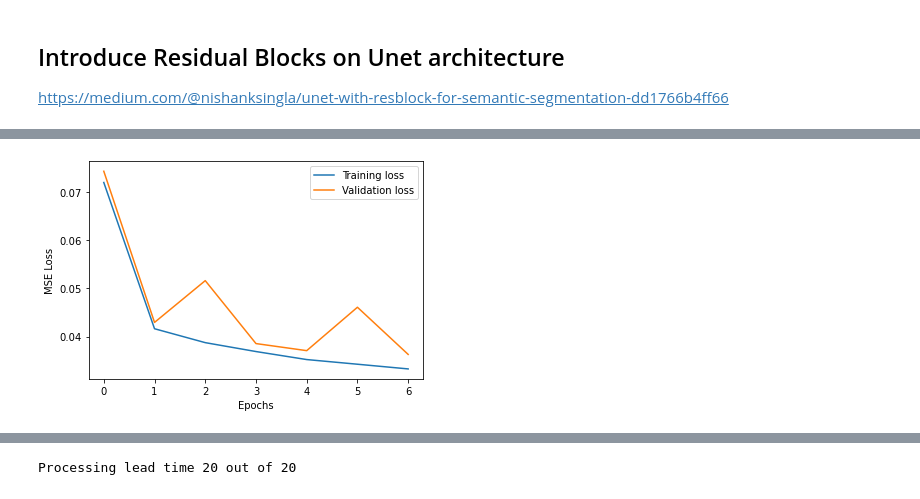
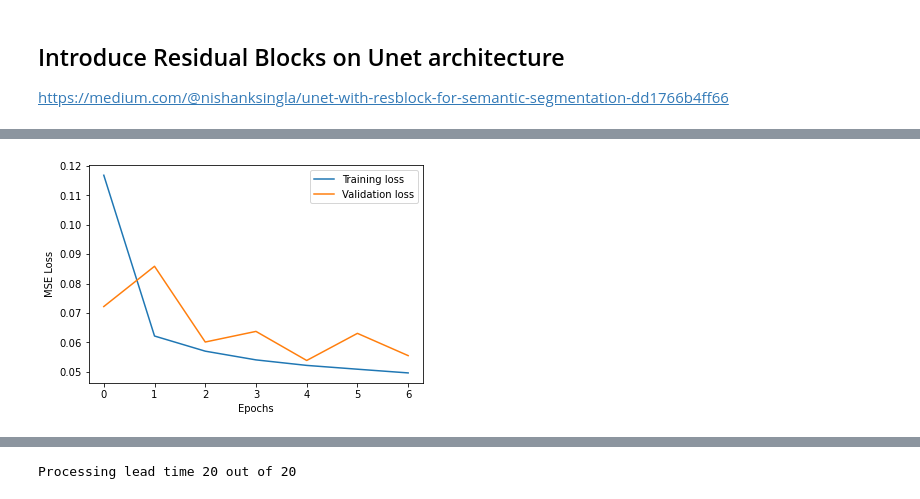
Before and after one commit to deepsphere/deepsphere-weather, a Jupyter notebook: notebooks/Unet with ResNet blocks.ipynb, the cells around one changed output, grey strips where cells are left out. Cells and saved outputs as stored; diff of their text form; code cells hidden in the pictures.

Commit message:
train and evaluate residual unet l=1

```diff
--- a/notebooks/Unet with ResNet blocks.ipynb
+++ b/notebooks/Unet with ResNet blocks.ipynb
@@ -463,14 +456,10 @@ def train_model_2steps(model, device, training_ds, constants, batch_size, epochs
             #t2 = time.time()
 
             # Transfer to GPU
-            batch_size = batch[0].shape[0]//2
-
-            batch1 = torch.cat((batch[0][:batch_size, :,:], \
-                                constants_expanded,batch[0][batch_size:, :,:] ,constants_expanded), dim=2).to(device)
-            #batch1 = torch.cat((batch[0], constants_expanded), dim=2).to(device)
-
+            batch1 = torch.cat((batch[0], constants_expanded), dim=2).to(device)
             label1 = labels[0].to(device)
             label2 = labels[1].to(device)
+
 
             #t3 = time.time()
             batch_size = batch1.shape[0]
@@ -480,16 +469,11 @@ def train_model_2steps(model, device, training_ds, constants, batch_size, epochs
             #t4 = time.time()
             output1 = model(batch1)
             #t5 = time.time()
-            # [z_tdelta1, t_tdelta1, toa_tdelta1, constants, z_tdelta2, t_tdelta2, toa_tdelta2, constants]
-            toa_delta = batch[0][batch_size:, :,-1].view(-1, num_nodes, 1).to(device)
-            batch2 = torch.cat((output1, toa_delta, constants1, \
-                               label1[batch_size:, :,:], constants1), dim=2)
-
-            #batch2 = torch.cat((output1, label1[:,:,-1].view(-1, num_nodes, 1), constants1), dim=2)
+            batch2 = torch.cat((output1, label1[:,:,-1].view(-1, num_nodes, 1), constants1), dim=2)
             #t6 = time.time()
             output2 = model(batch2)
             #t7 = time.time()
-            loss = criterion(output1, label1[batch_size:,:,:out_features]) + criterion(output2, label2[batch_size:,:,:out_features])
+            loss = criterion(output1, label1[:,:,:out_features]) + criterion(output2, label2)
             #t8 = time.time()
 
             optimizer.zero_grad()
@@ -505,8 +489,7 @@ def train_model_2steps(model, device, training_ds, constants, batch_size, epochs
             #print('Time to process input 2: {}s'.format(t7-t6))
             #print('Time to compute loss: {}s'.format(t8-t7))
             #print('\n')
-            if batch_idx%50 == 0:
-                print('\rBatch idx: {}; Loss: {:.3f}'.format(batch_idx, train_loss/(batch_size*(batch_idx+1))), end="")
+            print('\rBatch idx: {}; Loss: {:.3f}'.format(batch_idx, train_loss/(batch_size*(batch_idx+1))), end="")
             batch_idx += 1
 
         train_loss = train_loss / n_samples
@@ -529,23 +512,18 @@ def train_model_2steps(model, device, training_ds, constants, batch_size, epochs
                 #t1 = time.time()
                 batch, labels = validation_ds[idxs_val[i:i_next]]
                 # Transfer to GPU
-                batch_size = batch[0].shape[0]//2
-
-                batch1 = torch.cat((batch[0][:batch_size, :,:], \
-                                    constants_expanded,batch[0][batch_size:, :,:] ,constants_expanded), dim=2).to(device)
+                batch1 = torch.cat((batch[0], constants_expanded), dim=2).to(device)
                 label1 = labels[0].to(device)
                 label2 = labels[1].to(device)
 
                 batch_size = batch1.shape[0]
 
                 output1 = model(batch1)
-                toa_delta = batch[0][batch_size:, :,-1].view(-1, num_nodes, 1).to(device)
-                batch2 = torch.cat((output1, toa_delta, constants1, \
-                                   label1[batch_size:, :,:], constants1), dim=2)
+                batch2 = torch.cat((output1, label1[:,:,-1].view(-1, num_nodes, 1), constants1), dim=2)
                 output2 = model(batch2)
 
-                val_loss = val_loss + (criterion(output1, label1[batch_size:,:,:out_features]).item()
-                                       + criterion(output2, label2[batch_size:,:,:out_features]).item()) * batch_size
+                val_loss = val_loss + (criterion(output1, label1[:,:,:out_features]).item()
+                                       + criterion(output2, label2).item()) * batch_size
                 index = index + batch_size
 
         val_loss = val_loss / n_samples_val
@@ -559,7 +537,7 @@ def train_model_2steps(model, device, training_ds, constants, batch_size, epochs
 
     return train_losses, val_losses
 # %%
-spherical_unet = UNetSphericalHealpixResidual(N=nodes, in_channels=in_features*len_sqce, out_channels=out_features, kernel_size=3)
+spherical_unet = UNetSphericalHealpixResidual(N=nodes, in_channels=in_features, out_channels=out_features, kernel_size=3)
 spherical_unet, device = init_device(spherical_unet, gpu=gpu)
 # %%
 train_loss, val_loss = train_model_2steps(spherical_unet, device, training_ds, constants_tensor.transpose(1,0), \
@@ -576,16 +554,16 @@ Batch idx: 2950; Loss: 0.033Epoch:   7/  7  - loss: 0.033  - val_loss: 0.03630
 # %%
 # Show training losses
 plt.plot(train_loss, label='Training loss')
 plt.plot(val_loss, label='Validation loss')
 plt.xlabel('Epochs')
 plt.ylabel('MSE Loss')
 plt.legend()
 plt.show()
 
-del dl_train, dl_val, training_ds, validation_ds
+del training_ds, validation_ds
 torch.cuda.empty_cache()
 # %% [output]
-[figure, old version]
+[figure, new version]
 # %%
 # Testing data
 testing_ds = WeatherBenchDatasetXarrayHealpixTemp(ds=ds_test, out_features=out_features,
```
Also changed, not shown: parts of 8 cells of this notebook.
